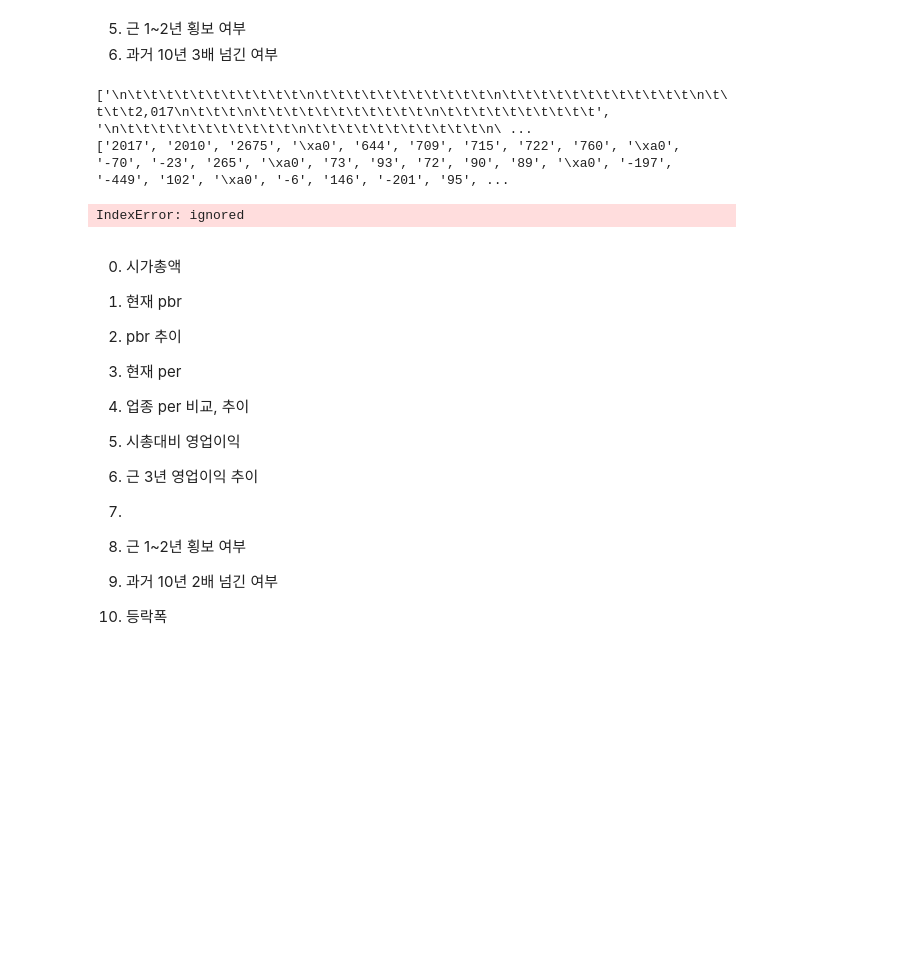
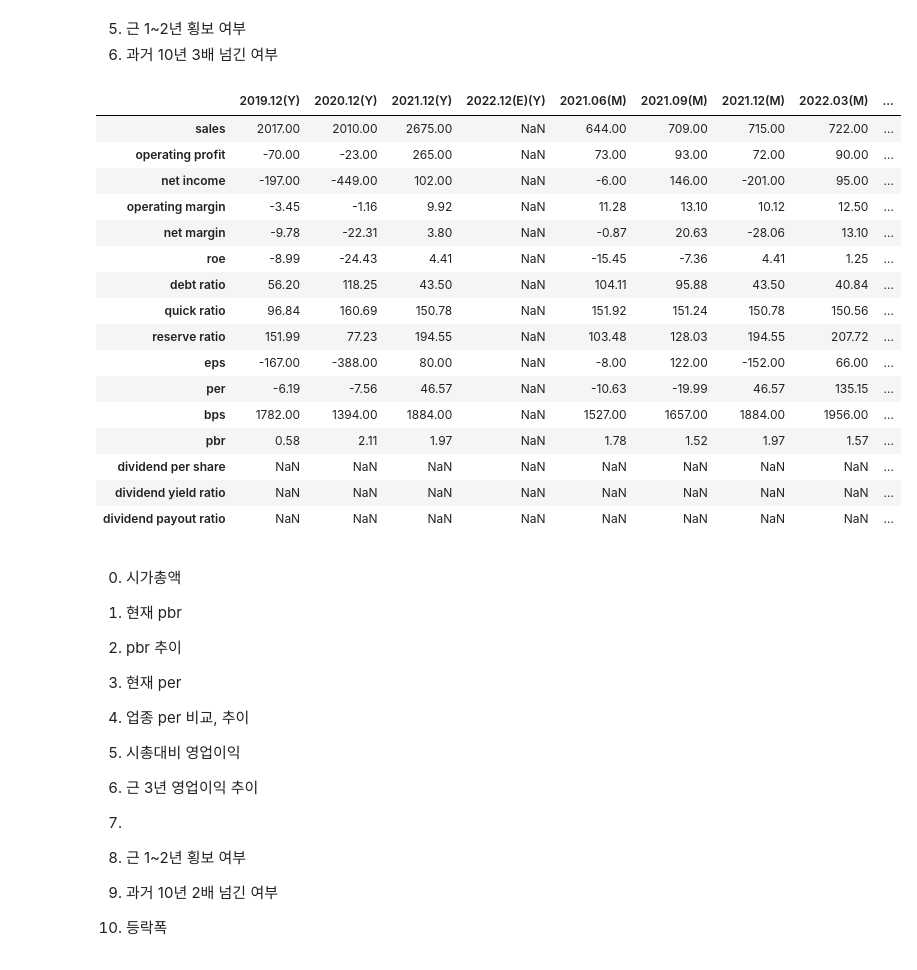
Before and after one commit to yeonghun00/stock-notes, a Jupyter notebook: analysis/Stock_analysis의_사본.ipynb, the cells around one changed output. Drawn from its saved outputs; the diff is of its cells as text; code cells hidden in the pictures; blank space fills up the shorter version.

```diff
--- a/analysis/Stock_analysis의_사본.ipynb
+++ b/analysis/Stock_analysis의_사본.ipynb
@@ -234,37 +234,50 @@ if (any(analyser.y_df.loc['debt ratio'] < 100) and any(analyser.m_df.loc['debt r
 # %%
 url = 'https://finance.naver.com/item/main.nhn?code=' + code
 result = requests.get(url, headers = {'User-Agent' : 'Mozilla/5.0 (Macintosh; Intel Mac OS X 10_14_6) AppleWebKit/537.36 (KHTML, like Gecko) Chrome/85.0.4183.121 Safari/537.36'})
 bs_obj = BeautifulSoup(result.content, "html.parser")
 
 ths = bs_obj.find_all("th", {'scope':'col'})
 ths = [th.get_text() for th in ths][10:-22]
 dates = list(map(lambda x: x.translate(str.maketrans('','','\n\t, ')),ths))
 dates = list(map(lambda x: x + '(Y)', dates[:4])) + list(map(lambda x: x + '(M)', dates[4:]))
 
 tr = bs_obj.find_all("tbody")
 tds = tr[2].find_all('td')
 tds = [td.get_text() for td in tds]
-print(tds)
 elements = list(map(lambda x: x.translate(str.maketrans('','','\n\t, ')),tds))
-print(elements)
-elements = list(map(lambda x: float(x) if x.replace('.','').isdigit() else np.nan, elements))
+elements = list(map(lambda x: float(x) if x.replace('.','').lstrip('-').isdigit() else np.nan, elements))
+
 
 temp_dict = {}
 cnt = 0
 index = ['sales', 'operating profit', 'net income', 'operating margin', 'net margin', 'roe', 'debt ratio', 'quick ratio', \
 'reserve ratio', 'eps', 'per', 'bps', 'pbr', 'dividend per share', 'dividend yield ratio', 'dividend payout ratio']
 
 for i in dates:
   temp_dict[i] = elements[cnt::10]
   cnt += 1
 
 df = pd.DataFrame.from_dict(temp_dict)
 df = df.set_index([pd.Index(index)])
 df
 # %% [output]
-['\n\t\t\t\t\t\t\t\t\t\t\t\n\t\t\t\t\t\t\t\t\t\t\t\n\t\t\t\t\t\t\t\t\t\t\t\t\n\t\t\t\t2,017\n\t\t\t\n\t\t\t\t\t\t\t\t\t\t\t\n\t\t\t\t\t\t\t\t\t\t', '\n\t\t\t\t\t\t\t\t\t\t\t\n\t\t\t\t\t\t\t\t\t\t\t\n\ ...
-['2017', '2010', '2675', '\xa0', '644', '709', '715', '722', '760', '\xa0', '-70', '-23', '265', '\xa0', '73', '93', '72', '90', '89', '\xa0', '-197', '-449', '102', '\xa0', '-6', '146', '-201', '95', ...
-IndexError: ignored
+|  | 2019.12(Y) | 2020.12(Y) | 2021.12(Y) | 2022.12(E)(Y) | 2021.06(M) | 2021.09(M) | 2021.12(M) | 2022.03(M) | ... |
+| sales | 2017.00 | 2010.00 | 2675.00 | NaN | 644.00 | 709.00 | 715.00 | 722.00 | ... |
+| operating profit | -70.00 | -23.00 | 265.00 | NaN | 73.00 | 93.00 | 72.00 | 90.00 | ... |
+| net income | -197.00 | -449.00 | 102.00 | NaN | -6.00 | 146.00 | -201.00 | 95.00 | ... |
+| operating margin | -3.45 | -1.16 | 9.92 | NaN | 11.28 | 13.10 | 10.12 | 12.50 | ... |
+| net margin | -9.78 | -22.31 | 3.80 | NaN | -0.87 | 20.63 | -28.06 | 13.10 | ... |
+| roe | -8.99 | -24.43 | 4.41 | NaN | -15.45 | -7.36 | 4.41 | 1.25 | ... |
+| debt ratio | 56.20 | 118.25 | 43.50 | NaN | 104.11 | 95.88 | 43.50 | 40.84 | ... |
+| quick ratio | 96.84 | 160.69 | 150.78 | NaN | 151.92 | 151.24 | 150.78 | 150.56 | ... |
+| reserve ratio | 151.99 | 77.23 | 194.55 | NaN | 103.48 | 128.03 | 194.55 | 207.72 | ... |
+| eps | -167.00 | -388.00 | 80.00 | NaN | -8.00 | 122.00 | -152.00 | 66.00 | ... |
+| per | -6.19 | -7.56 | 46.57 | NaN | -10.63 | -19.99 | 46.57 | 135.15 | ... |
+| bps | 1782.00 | 1394.00 | 1884.00 | NaN | 1527.00 | 1657.00 | 1884.00 | 1956.00 | ... |
+| pbr | 0.58 | 2.11 | 1.97 | NaN | 1.78 | 1.52 | 1.97 | 1.57 | ... |
+| dividend per share | NaN | NaN | NaN | NaN | NaN | NaN | NaN | NaN | ... |
+| dividend yield ratio | NaN | NaN | NaN | NaN | NaN | NaN | NaN | NaN | ... |
+| dividend payout ratio | NaN | NaN | NaN | NaN | NaN | NaN | NaN | NaN | ... |
 # %% [markdown]
 0. 시가총액
 1. 현재 pbr
```
Also changed, not shown: parts of 3 cells of this notebook.
